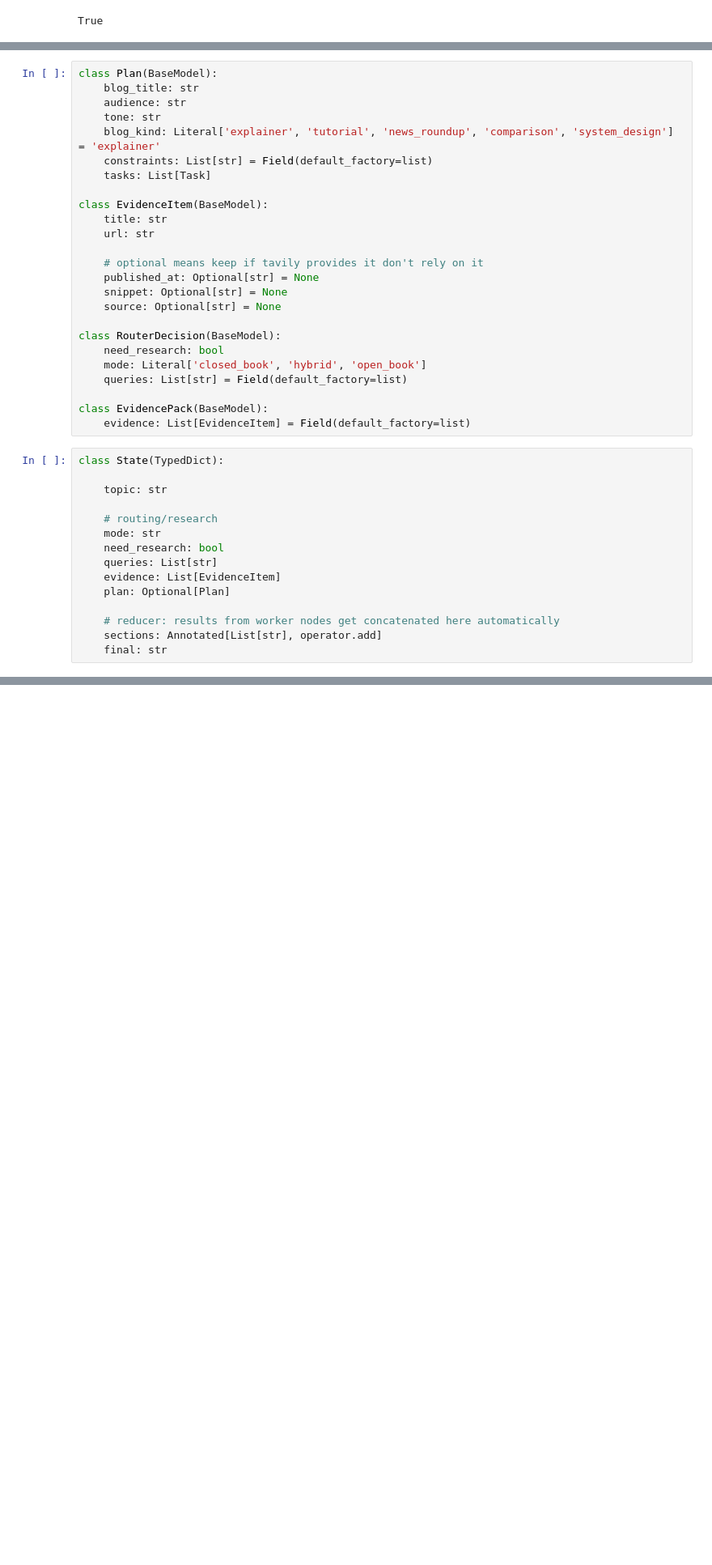
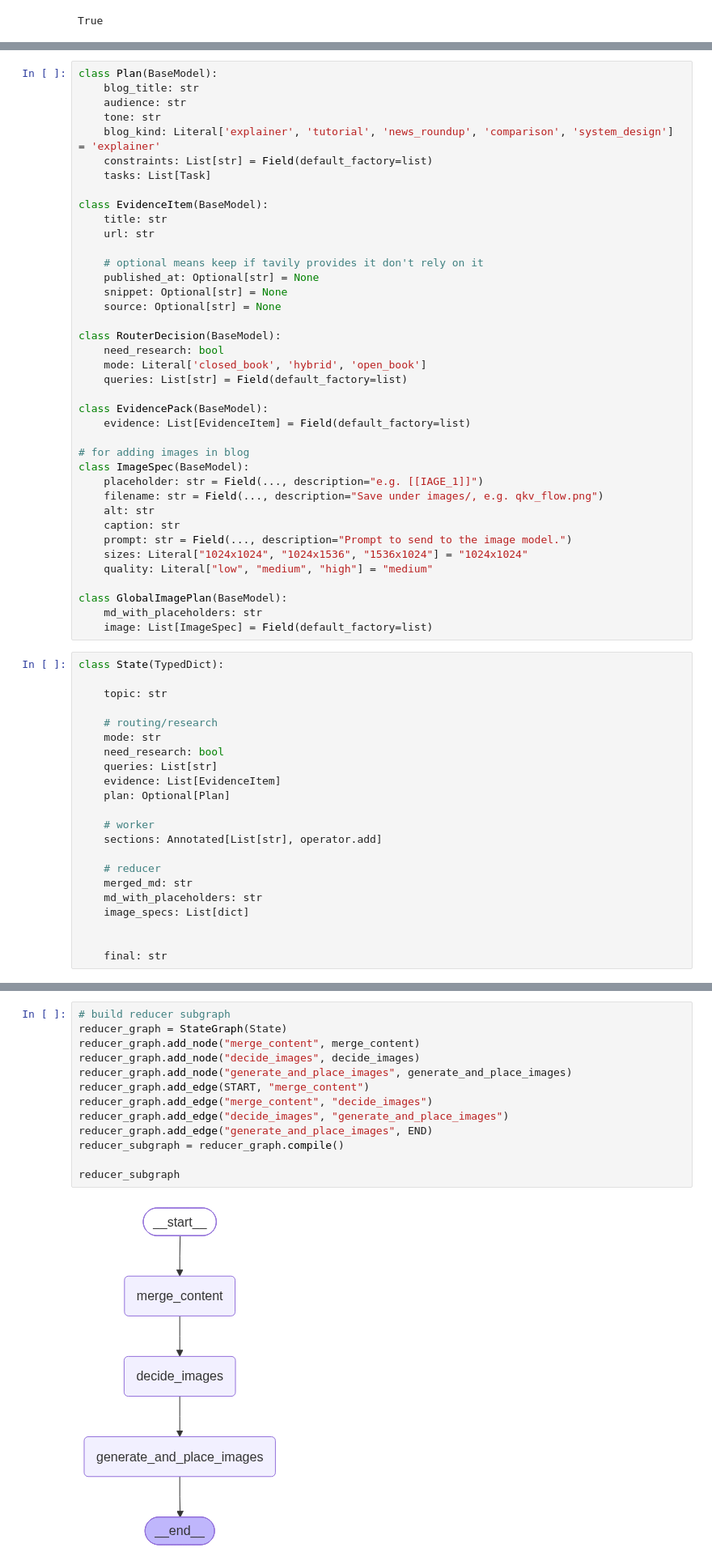
Before and after one commit to eshamalik080/Blog-Writer-Chatbot, a Jupyter notebook: main.ipynb, the cells around one changed output, grey strips where cells are left out. Shown at 81% size. Saved outputs shown, nothing was run; the diff lists cells and outputs as text; blank space fills up the shorter version.

```diff
--- a/main.ipynb
+++ b/main.ipynb
@@ -62,6 +66,20 @@ class RouterDecision(BaseModel):
 
 class EvidencePack(BaseModel):
     evidence: List[EvidenceItem] = Field(default_factory=list)
+
+# for adding images in blog
+class ImageSpec(BaseModel):
+    placeholder: str = Field(..., description="e.g. [[IAGE_1]]")
+    filename: str = Field(..., description="Save under images/, e.g. qkv_flow.png")
+    alt: str
+    caption: str
+    prompt: str = Field(..., description="Prompt to send to the image model.")
+    sizes: Literal["1024x1024", "1024x1536", "1536x1024"] = "1024x1024"
+    quality: Literal["low", "medium", "high"] = "medium"
+
+class GlobalImagePlan(BaseModel):
+    md_with_placeholders: str
+    image: List[ImageSpec] = Field(default_factory=list)
 # %%
 class State(TypedDict):
 
@@ -74,6 +92,13 @@ class State(TypedDict):
     evidence: List[EvidenceItem]
     plan: Optional[Plan]
 
-    # reducer: results from worker nodes get concatenated here automatically
+    # worker
     sections: Annotated[List[str], operator.add]
+
+    # reducer
+    merged_md: str
+    md_with_placeholders: str
+    image_specs: List[dict]
+
+
     final: str
@@ -213 +532,16 @@ def reducer(state: State) -> dict:
+# %%
+# build reducer subgraph
+reducer_graph = StateGraph(State)
+reducer_graph.add_node("merge_content", merge_content)
+reducer_graph.add_node("decide_images", decide_images)
+reducer_graph.add_node("generate_and_place_images", generate_and_place_images)
+reducer_graph.add_edge(START, "merge_content")
+reducer_graph.add_edge("merge_content", "decide_images")
+reducer_graph.add_edge("decide_images", "generate_and_place_images")
+reducer_graph.add_edge("generate_and_place_images", END)
+reducer_subgraph = reducer_graph.compile()
+
+reducer_subgraph
+# %% [output]
+[figure, added]
 # %%
```
Also changed, not shown: parts of 11 cells of this notebook.
